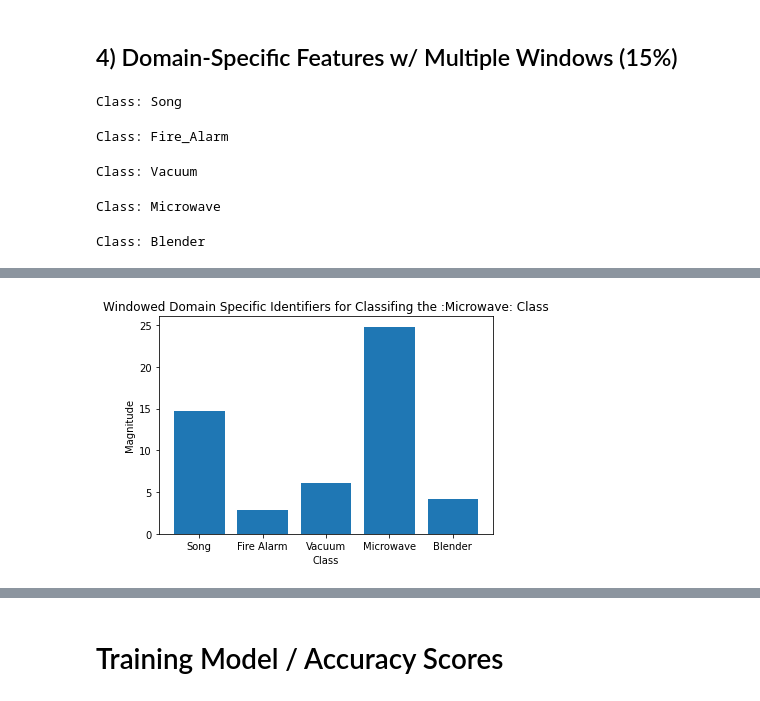
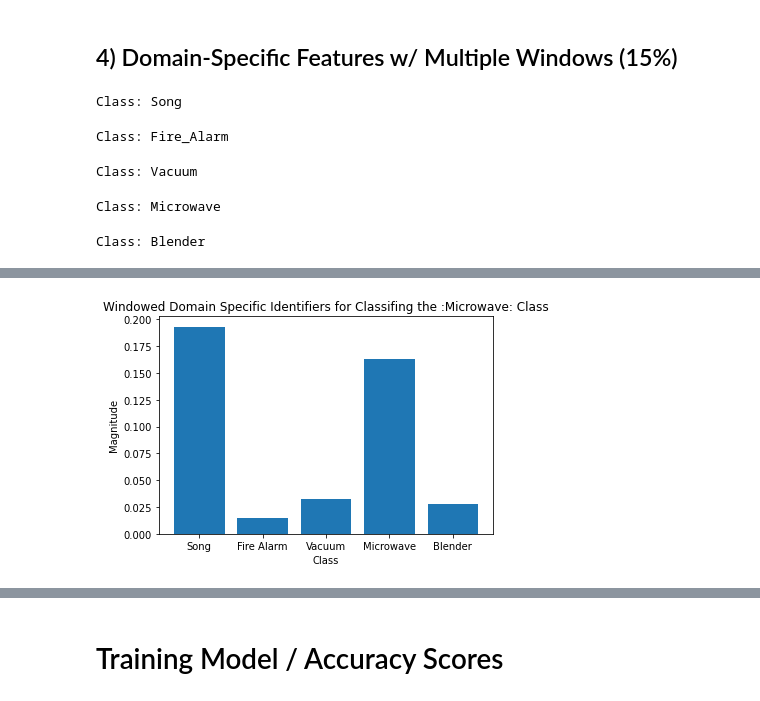
Before and after one commit to mickidymick/machine_learning, a Jupyter notebook: Assignment_2/Main_Notebook.ipynb, the cells around one changed output, grey strips where cells are left out. Saved outputs shown, nothing was run; the diff lists cells and outputs as text; code cells hidden in the pictures.

```diff
--- a/Assignment_2/Main_Notebook.ipynb
+++ b/Assignment_2/Main_Notebook.ipynb
@@ -601,26 +589,21 @@ if DOMAIN_SPECIFIC_FEATURES:
     # Blender
     # frequency range 7220 Hz - 7320 Hz
 
-    freq = [[125, 135], [3375, 3400], [604, 605.3], [119.75, 120.25], [7220, 7320]]
+    freq = [[125, 135], [3375, 3400], [605, 606], [119.75, 120.25], [7220, 7320]]
 
     print("Class: " + song_f.file_type)
-    song_f.normalize_dsf()
     song_f.create_domain_spec_f(freq)
 
     print("Class: " + fire_alarm_f.file_type)
-    fire_alarm_f.normalize_dsf()
     fire_alarm_f.create_domain_spec_f(freq)
 
     print("Class: " + vacuum_f.file_type)
-    vacuum_f.normalize_dsf()
     vacuum_f.create_domain_spec_f(freq)
 
     print("Class: " + microwave_f.file_type)
-    microwave_f.normalize_dsf()
     microwave_f.create_domain_spec_f(freq)
 
     print("Class: " + blender_f.file_type)
-    blender_f.normalize_dsf()
     blender_f.create_domain_spec_f(freq)
 
     def calc_and_graph_domain_spec_frequencies(avg_freq_l, idx, file_type):
@@ -708,14 +691,14 @@ if DOMAIN_SPECIFIC_FEATURES_WINDOWED:
     # frequency range 3375 Hz - 3400 Hz
 
     # Vacuum
-    # frequency range 604 Hz - 605.3 Hz
+    # frequency range 605 Hz - 606 Hz
 
     # Microwave
     # frequency range 119.75 Hz - 120.25 Hz
 
     # Blender
     # frequency range 7220 Hz - 7320 Hz
-    freq = [[125, 135], [3375, 3400], [604, 605.3], [119.75, 120.25], [7220, 7320]]
+    freq = [[125, 135], [3375, 3400], [605, 606], [119.75, 120.25], [7220, 7320]]
 
     print("Class: " + song_f.file_type)
     song_f.create_windowed_domain_spec_f(freq)
@@ -771 +754 @@ Class: Blender
-[figure, old version]
+[figure, new version]
```
Also changed, not shown: parts of 20 cells of this notebook, 11 other files.
